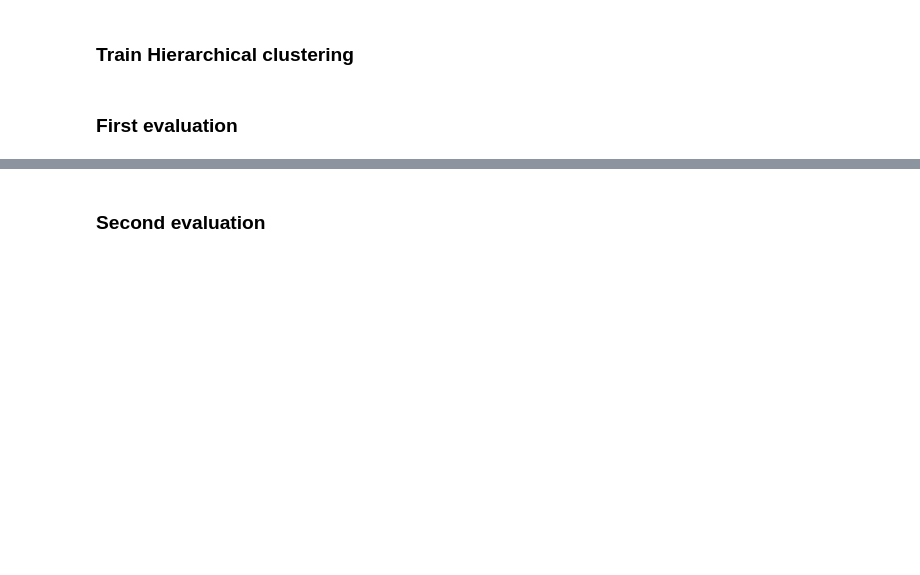
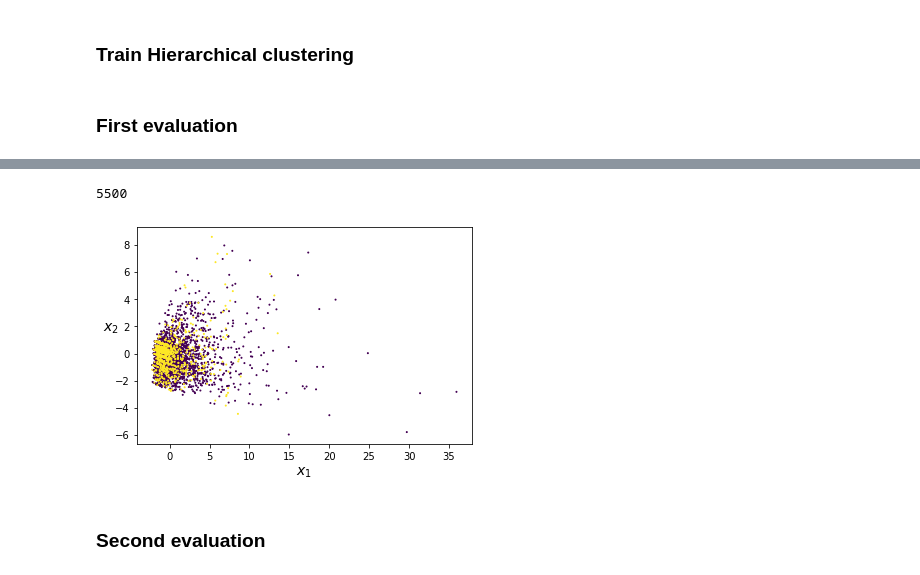
Before and after one commit to jasonnoy/COMP5318, a Jupyter notebook: A2_ipynb_template.ipynb, the cells around one changed output, grey strips where cells are left out. Drawn from its saved outputs; the diff is of its cells as text; code cells hidden in the pictures; blank space fills up the shorter version.

```diff
--- a/A2_ipynb_template.ipynb
+++ b/A2_ipynb_template.ipynb
@@ -338,3 +355,18 @@ plt.savefig('ward_clusters.png', dpi=200)
+# %%
+print(len(dn['color_list']))
+# %% [output]
+5500
+# %%
+ y_hi=[0]
+ for hi in dn['color_list']:
+    if hi == 'g':
+      y_hi.append(0)
+    else:
+      y_hi.append(1)
+# %%
+plot_clusters(X, y_hi)
+# %% [output]
+[figure, added]
 # %% [markdown]
 ### Second evaluation
 # %% [markdown]
```
Also changed, not shown: parts of 23 cells of this notebook.
